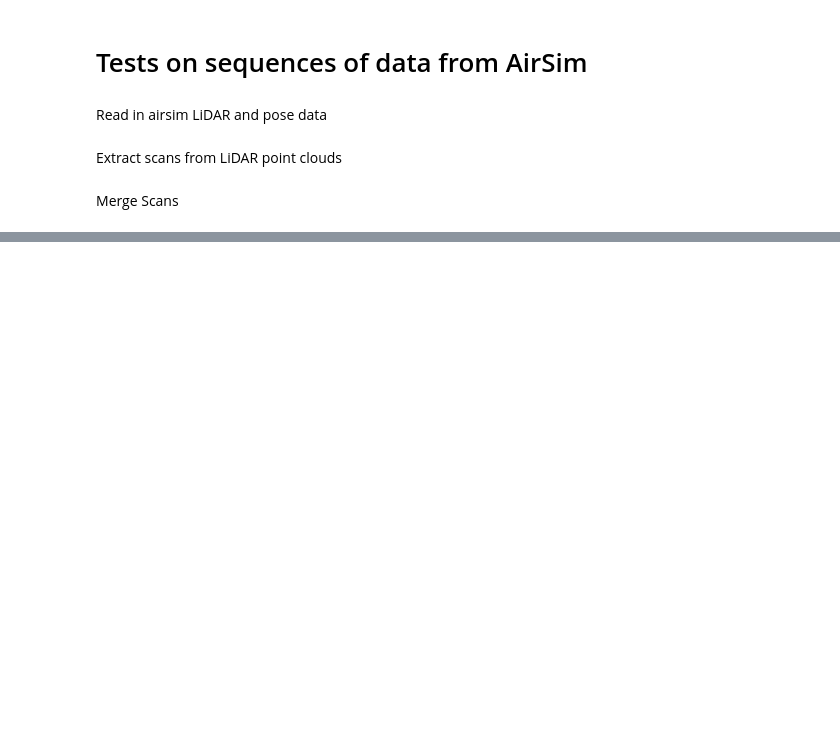
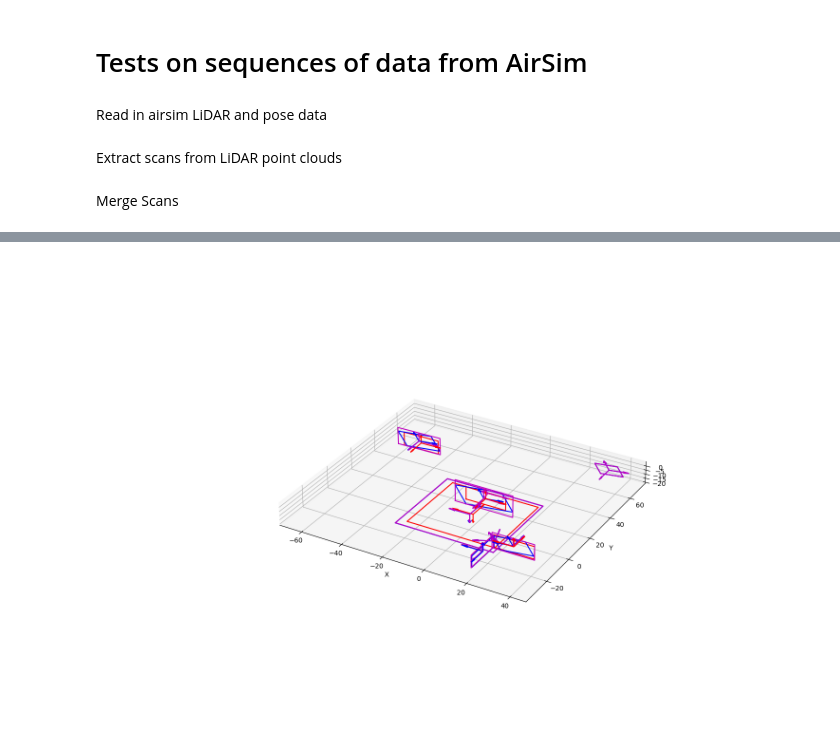
Before and after one commit to Stanford-NavLab/planeslam, a Jupyter notebook: notebooks/airsim_tests.ipynb, the cells around one changed output, grey strips where cells are left out. Cells and saved outputs as stored; diff of their text form; code cells hidden in the pictures; blank space fills up the shorter version.

Commit message:
correspondences function, plotting utilities

```diff
--- a/notebooks/airsim_tests.ipynb
+++ b/notebooks/airsim_tests.ipynb
@@ -45,17 +48,14 @@ merge = scans[0].merge(scans[1])
 # %%
 # Plot merge
-fig = plt.figure(figsize=(15,10))
-ax = fig.add_subplot(1, 1, 1, projection='3d')
+ax = plot_3D_setup(PC_data[0])
 colors = ['r', 'b']
 
 for i, scan in enumerate(scans[0:2]):
     scan.plot(ax, color=colors[i], show_normals=True)
 
 merge.plot(ax, color='m', show_normals=True)
-
-ax.set_box_aspect((np.ptp(PC_data[0][:,0]), np.ptp(PC_data[0][:,1]), np.ptp(PC_data[0][:,2])))
-ax.set_xlabel("X")
-ax.set_ylabel("Y")
+# %% [output]
+[figure, added]
 # %%
 merged = scans[0]
 
```
Also changed, not shown: parts of 5 cells of this notebook, 5 other files.
